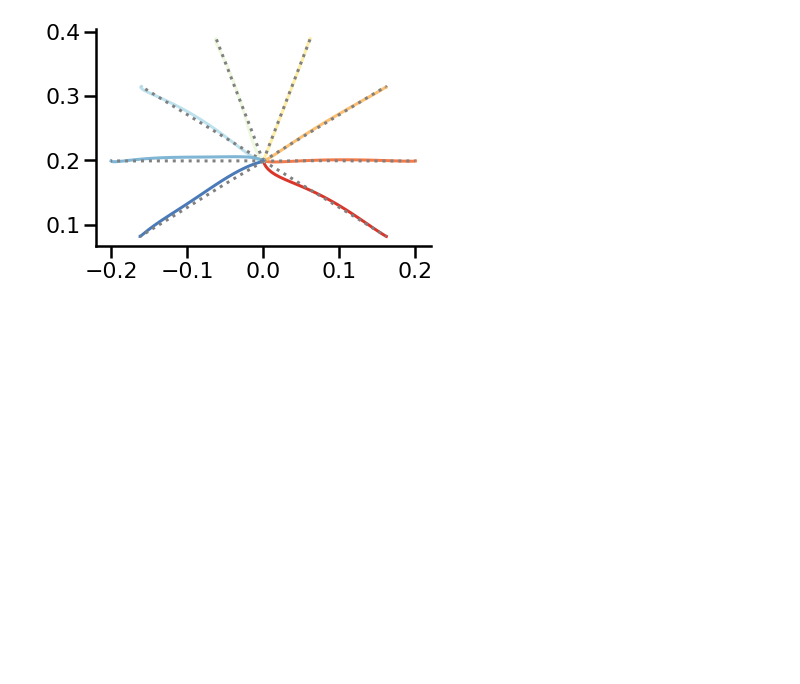
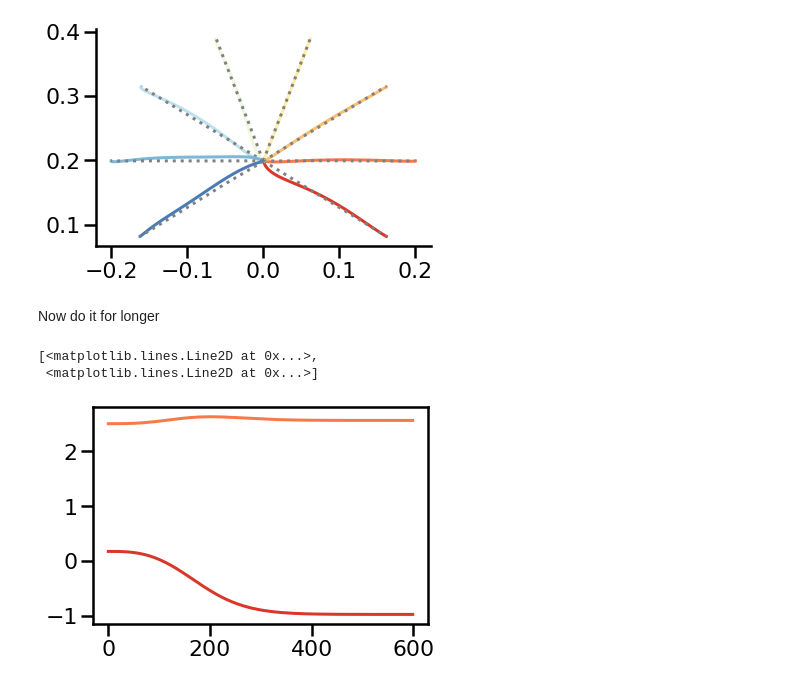
Before and after one commit to JoramKeijser/iLQR-jax, a Jupyter notebook: notebooks/ilqr.ipynb, the cells around one changed output. Saved outputs shown, nothing was run; the diff lists cells and outputs as text; code cells hidden in the pictures; blank space fills up the shorter version.

```diff
--- a/notebooks/ilqr.ipynb
+++ b/notebooks/ilqr.ipynb
@@ -511,3 +511,14 @@ for i in range(8):
 sns.despine()
 # %% [output]
 [figure]
+# %% [markdown]
+Now do it for longer
+# %%
+from scipy.interpolate import interp1d
+
+x_trj = interp1d(np.arange(60), d['states'], axis=1, fill_value='extrapolate')(np.arange(0, 60, 0.1))
+plt.plot(x_trj[0,:,:2])
+# %% [output]
+[<matplotlib.lines.Line2D at 0x...>,
+ <matplotlib.lines.Line2D at 0x...>]
+[figure, added]
```
Also changed, not shown: parts of 2 cells of this notebook.
